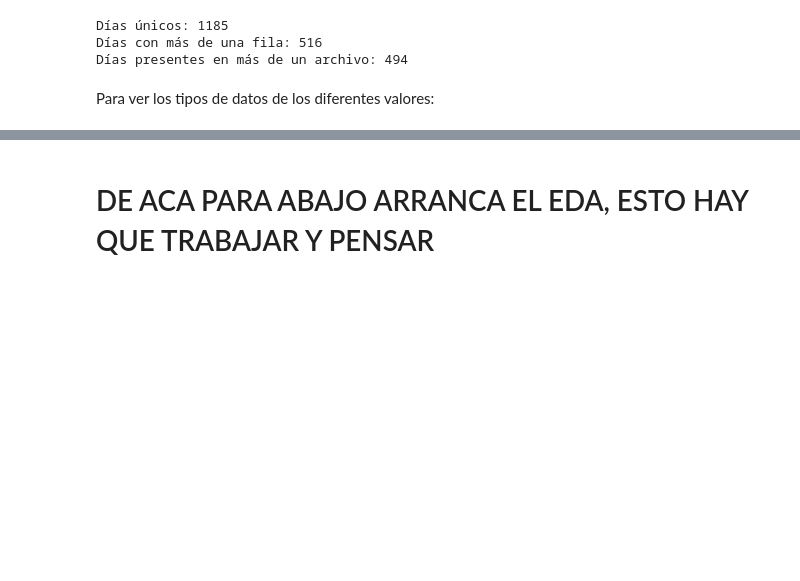
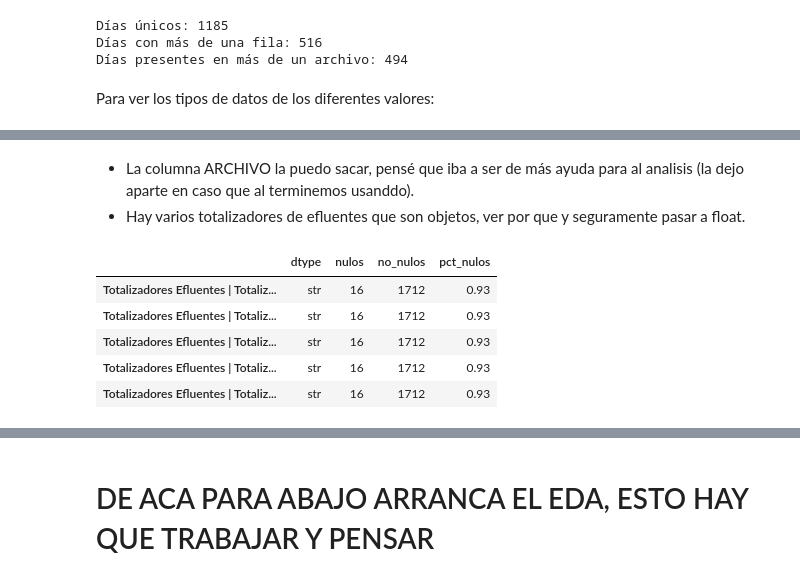
Before and after one commit to Marcjun/Cerveceria-LabDatosII, a Jupyter notebook: notebooks/eda.ipynb, the cells around one changed output, grey strips where cells are left out. Cells and saved outputs as stored; diff of their text form; code cells hidden in the pictures; blank space fills up the shorter version.

Commit message:
Arreglo el tipo de datos del df

```diff
--- a/notebooks/eda.ipynb
+++ b/notebooks/eda.ipynb
@@ -263,0 +253,4 @@ memory usage: 5.4+ MB
+# %%
+# dtype de cada columna como texto ("float64", "int64", "object", "str", "string", "datetime64[us]"...)
+tipos = df_total.dtypes.astype(str)
+print(tipos.value_counts(), "\n")
@@ -271,0 +273,8 @@ Quedan encontrar
+# %%
+# Me quedo con las que no son numéricas ni fecha
+es_numerica = tipos.isin(["float64", "int64"])
+es_fecha = tipos.str.startswith("datetime")
+cols_texto = tipos[~es_numerica & ~es_fecha]
+
+print(f"{len(cols_texto)} columnas no numéricas:")
+print(cols_texto.sort_values().to_string())
@@ -271,0 +290,23 @@ Quedan encontrar
+# %% [markdown]
+- La columna ARCHIVO la puedo sacar, pensé que iba a ser de más ayuda para al analisis (la dejo aparte en caso que al terminemos usanddo).
+- Hay varios totalizadores de efluentes que son objetos, ver por que y seguramente pasar a float.
+# %%
+df_total = df_total.drop(columns="ARCHIVO")
+# Saco la hora y archivo de las columnas
+cols_revisar = cols_texto.drop(["ARCHIVO", "HORA"]).index
+
+nulos = pd.DataFrame({
+    "dtype": df_total[cols_revisar].dtypes.astype(str),
+    "nulos": df_total[cols_revisar].isna().sum(),
+    "no_nulos": df_total[cols_revisar].notna().sum(),
+})
+nulos["pct_nulos"] = (nulos["nulos"] / len(df_total) * 100).round(2)
+
+nulos.sort_values("pct_nulos", ascending=False)
+# %% [output]
+|  | dtype | nulos | no_nulos | pct_nulos |
+| Totalizadores Efluentes | Totaliz... | str | 16 | 1712 | 0.93 |
+| Totalizadores Efluentes | Totaliz... | str | 16 | 1712 | 0.93 |
+| Totalizadores Efluentes | Totaliz... | str | 16 | 1712 | 0.93 |
+| Totalizadores Efluentes | Totaliz... | str | 16 | 1712 | 0.93 |
+| Totalizadores Efluentes | Totaliz... | str | 16 | 1712 | 0.93 |
```
Also changed, not shown: parts of 7 cells of this notebook.
